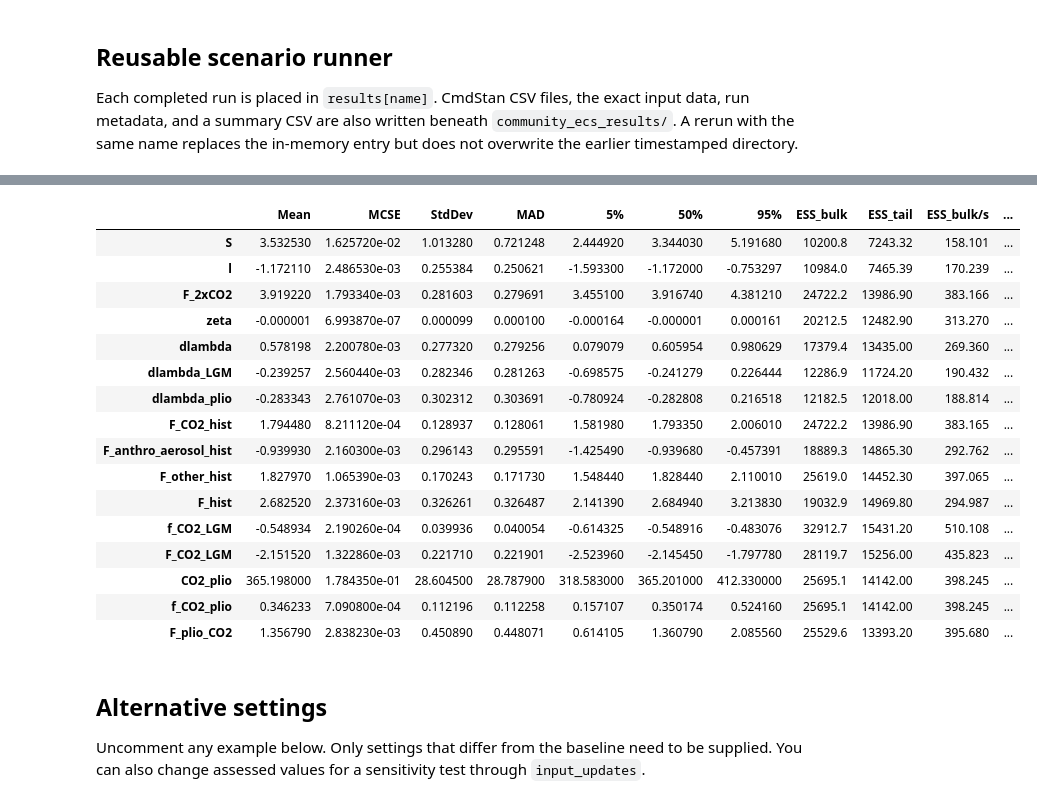
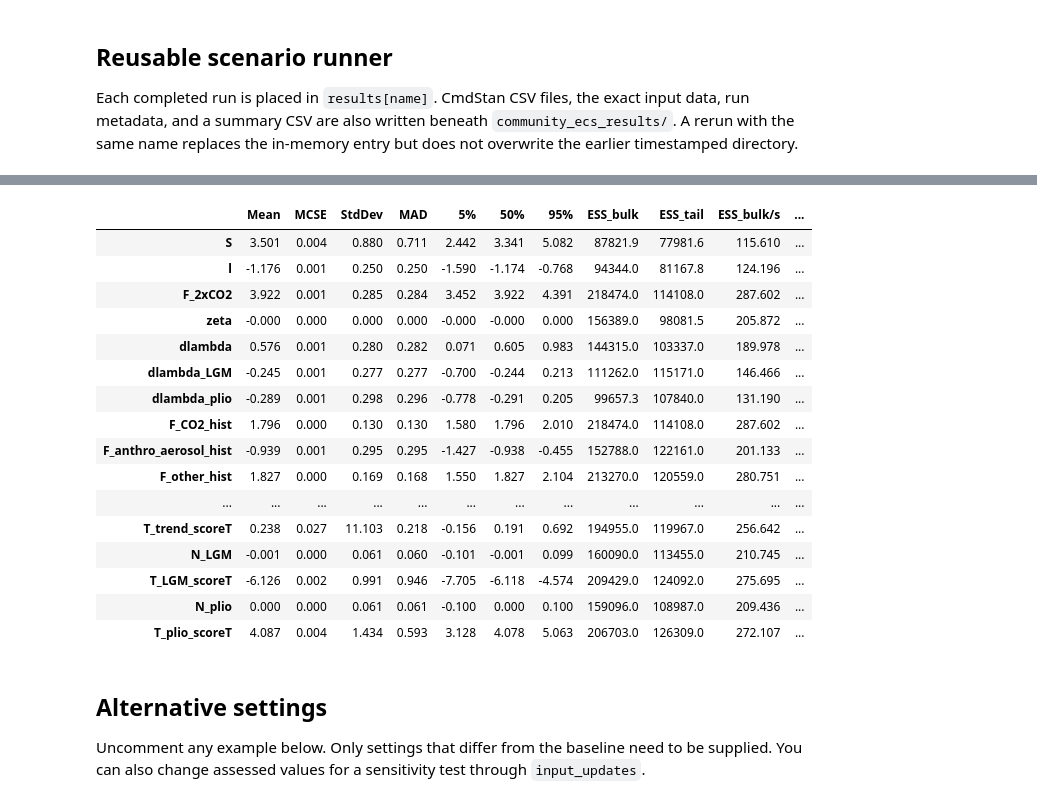
Before and after one commit to vtcooper/bayecs, a Jupyter notebook: community_ecs.ipynb, the cells around one changed output, grey strips where cells are left out. Cells and saved outputs as stored; diff of their text form; code cells hidden in the pictures.

```diff
--- a/community_ecs.ipynb
+++ b/community_ecs.ipynb
@@ -170,6 +187,7 @@ SWITCH_NAMES = (
     "include_trend",
     "include_lgm",
     "include_pliocene",
+    "use_score_T",
     "use_pattern_effect_copula",
 )
 
@@ -181,6 +199,7 @@ BASELINE_SWITCHES = {
     "include_trend": 0,
     "include_lgm": 1,
     "include_pliocene": 1,
+    "use_score_T": 0,
     "use_pattern_effect_copula": 0,
 }
 
@@ -267,21 +287,26 @@ def make_init(data, ecs_initial=3.0, init_updates=None):
         "F_anthro_aerosol_hist": data["mu_F_anthro_aerosol_hist"],
         "F_other_hist": data["mu_F_other_hist"],
         "T_hist": data["mu_T_hist"],
+        "N_hist_scoreT": data["mu_N_hist"],
         "dlambda": skewnorm.ppf(
             0.5, a=data["shape_dlambda"],
             loc=data["loc_dlambda"], scale=data["scale_dlambda"],
         ),
         "T_LGM": data["mu_T_LGM"],
+        "N_LGM_scoreT": data["mu_N_LGM"],
         "F_other_LGM": data["mu_F_other_LGM"],
         "f_CO2_LGM": data["mu_f_CO2_LGM"],
         "dlambda_LGM": data["mu_dlambda_LGM"],
         "T_plio": data["mu_T_plio"],
+        "N_plio_scoreT": data["mu_N_plio"],
         "CO2_plio": data["mu_CO2_plio"],
         "F_plio_nonGHG": data["mu_F_plio_nonGHG"],
         "dlambda_plio": data["mu_dlambda_plio"],
         "fCH4": data["mu_fCH4"],
-        "F_trend": data["mu_F_trend"],
+        "F_anthro_aerosol_trend": data["mu_F_anthro_aerosol_trend"],
+        "F_other_trend": data["mu_F_other_trend"],
         "T_trend": data["mu_T_trend"],
+        "N_trend_scoreT": data["mu_N_trend"],
         "dlambda_trend": data["mu_dlambda_trend"],
     }
     if init_updates:
@@ -347,7 +372,7 @@ results = {}
 
 def run_scenario(
     name, *, switch_updates=None, input_updates=None,
-    sampling_updates=None, init_updates=None, ecs_initial=3.0,
+    sampling_updates=None, init_updates=None, ecs_initial=4.0,
 ):
     """Run one named scenario and save its fit, inputs, and summaries."""
     if not re.fullmatch(r"[A-Za-z0-9_.-]+", name):
@@ -430,4 +455,4 @@ This runs the requested baseline: uniform lambda, Process + Historical + LGM + P
 # %%
-baseline = run_scenario("baseline")
+baseline = run_scenario("baseline", sampling_updates={'iter_sampling': 40_000})
 compare_scenarios()
 # %% [output]
@@ -463,30 +473,36 @@ Saved to: /glade/derecho/scratch/vcooper/projects/bayecs/community_ecs_results/b
 # %%
 SUMMARY_VARIABLES = [
     "S", "l", "F_2xCO2", "zeta",
     "dlambda", "dlambda_LGM", "dlambda_plio",
     "F_CO2_hist", "F_anthro_aerosol_hist", "F_other_hist", "F_hist",
     "f_CO2_LGM", "F_CO2_LGM",
     "CO2_plio", "f_CO2_plio", "F_plio_CO2",
+    "N_hist", "T_hist_scoreT",
+    "F_CO2_trend", "F_anthro_aerosol_trend",
+    "F_other_trend", "F_trend",
+    "N_trend", "T_trend_scoreT",
+    "N_LGM", "T_LGM_scoreT",
+    "N_plio", "T_plio_scoreT",
 ]
-baseline["summary"].loc[SUMMARY_VARIABLES]
+baseline["summary"].loc[SUMMARY_VARIABLES].round(3)
 # %% [output]
 |  | Mean | MCSE | StdDev | MAD | 5% | 50% | 95% | ESS_bulk | ESS_tail | ESS_bulk/s | ... |
-| S | 3.532530 | 1.625720e-02 | 1.013280 | 0.721248 | 2.444920 | 3.344030 | 5.191680 | 10200.8 | 7243.32 | 158.101 | ... |
-| l | -1.172110 | 2.486530e-03 | 0.255384 | 0.250621 | -1.593300 | -1.172000 | -0.753297 | 10984.0 | 7465.39 | 170.239 | ... |
-| F_2xCO2 | 3.919220 | 1.793340e-03 | 0.281603 | 0.279691 | 3.455100 | 3.916740 | 4.381210 | 24722.2 | 13986.90 | 383.166 | ... |
-| zeta | -0.000001 | 6.993870e-07 | 0.000099 | 0.000100 | -0.000164 | -0.000001 | 0.000161 | 20212.5 | 12482.90 | 313.270 | ... |
-| dlambda | 0.578198 | 2.200780e-03 | 0.277320 | 0.279256 | 0.079079 | 0.605954 | 0.980629 | 17379.4 | 13435.00 | 269.360 | ... |
-| dlambda_LGM | -0.239257 | 2.560440e-03 | 0.282346 | 0.281263 | -0.698575 | -0.241279 | 0.226444 | 12286.9 | 11724.20 | 190.432 | ... |
-| dlambda_plio | -0.283343 | 2.761070e-03 | 0.302312 | 0.303691 | -0.780924 | -0.282808 | 0.216518 | 12182.5 | 12018.00 | 188.814 | ... |
-| F_CO2_hist | 1.794480 | 8.211120e-04 | 0.128937 | 0.128061 | 1.581980 | 1.793350 | 2.006010 | 24722.2 | 13986.90 | 383.165 | ... |
-| F_anthro_aerosol_hist | -0.939930 | 2.160300e-03 | 0.296143 | 0.295591 | -1.425490 | -0.939680 | -0.457391 | 18889.3 | 14865.30 | 292.762 | ... |
-| F_other_hist | 1.827970 | 1.065390e-03 | 0.170243 | 0.171730 | 1.548440 | 1.828440 | 2.110010 | 25619.0 | 14452.30 | 397.065 | ... |
-| F_hist | 2.682520 | 2.373160e-03 | 0.326261 | 0.326487 | 2.141390 | 2.684940 | 3.213830 | 19032.9 | 14969.80 | 294.987 | ... |
-| f_CO2_LGM | -0.548934 | 2.190260e-04 | 0.039936 | 0.040054 | -0.614325 | -0.548916 | -0.483076 | 32912.7 | 15431.20 | 510.108 | ... |
-| F_CO2_LGM | -2.151520 | 1.322860e-03 | 0.221710 | 0.221901 | -2.523960 | -2.145450 | -1.797780 | 28119.7 | 15256.00 | 435.823 | ... |
-| CO2_plio | 365.198000 | 1.784350e-01 | 28.604500 | 28.787900 | 318.583000 | 365.201000 | 412.330000 | 25695.1 | 14142.00 | 398.245 | ... |
-| f_CO2_plio | 0.346233 | 7.090800e-04 | 0.112196 | 0.112258 | 0.157107 | 0.350174 | 0.524160 | 25695.1 | 14142.00 | 398.245 | ... |
-| F_plio_CO2 | 1.356790 | 2.838230e-03 | 0.450890 | 0.448071 | 0.614105 | 1.360790 | 2.085560 | 25529.6 | 13393.20 | 395.680 | ... |
+| S | 3.501 | 0.004 | 0.880 | 0.711 | 2.442 | 3.341 | 5.082 | 87821.9 | 77981.6 | 115.610 | ... |
+| l | -1.176 | 0.001 | 0.250 | 0.250 | -1.590 | -1.174 | -0.768 | 94344.0 | 81167.8 | 124.196 | ... |
+| F_2xCO2 | 3.922 | 0.001 | 0.285 | 0.284 | 3.452 | 3.922 | 4.391 | 218474.0 | 114108.0 | 287.602 | ... |
+| zeta | -0.000 | 0.000 | 0.000 | 0.000 | -0.000 | -0.000 | 0.000 | 156389.0 | 98081.5 | 205.872 | ... |
+| dlambda | 0.576 | 0.001 | 0.280 | 0.282 | 0.071 | 0.605 | 0.983 | 144315.0 | 103337.0 | 189.978 | ... |
+| dlambda_LGM | -0.245 | 0.001 | 0.277 | 0.277 | -0.700 | -0.244 | 0.213 | 111262.0 | 115171.0 | 146.466 | ... |
+| dlambda_plio | -0.289 | 0.001 | 0.298 | 0.296 | -0.778 | -0.291 | 0.205 | 99657.3 | 107840.0 | 131.190 | ... |
+| F_CO2_hist | 1.796 | 0.000 | 0.130 | 0.130 | 1.580 | 1.796 | 2.010 | 218474.0 | 114108.0 | 287.602 | ... |
+| F_anthro_aerosol_hist | -0.939 | 0.001 | 0.295 | 0.295 | -1.427 | -0.938 | -0.455 | 152788.0 | 122161.0 | 201.133 | ... |
+| F_other_hist | 1.827 | 0.000 | 0.169 | 0.168 | 1.550 | 1.827 | 2.104 | 213270.0 | 120559.0 | 280.751 | ... |
+| ... | ... | ... | ... | ... | ... | ... | ... | ... | ... | ... | ... |
+| T_trend_scoreT | 0.238 | 0.027 | 11.103 | 0.218 | -0.156 | 0.191 | 0.692 | 194955.0 | 119967.0 | 256.642 | ... |
+| N_LGM | -0.001 | 0.000 | 0.061 | 0.060 | -0.101 | -0.001 | 0.099 | 160090.0 | 113455.0 | 210.745 | ... |
+| T_LGM_scoreT | -6.126 | 0.002 | 0.991 | 0.946 | -7.705 | -6.118 | -4.574 | 209429.0 | 124092.0 | 275.695 | ... |
+| N_plio | 0.000 | 0.000 | 0.061 | 0.061 | -0.100 | 0.000 | 0.100 | 159096.0 | 108987.0 | 209.436 | ... |
+| T_plio_scoreT | 4.087 | 0.004 | 1.434 | 0.593 | 3.128 | 4.078 | 5.063 | 206703.0 | 126309.0 | 272.107 | ... |
 # %% [markdown]
 ## Alternative settings
 
```
Also changed, not shown: parts of 21 cells of this notebook, 3 other files.
